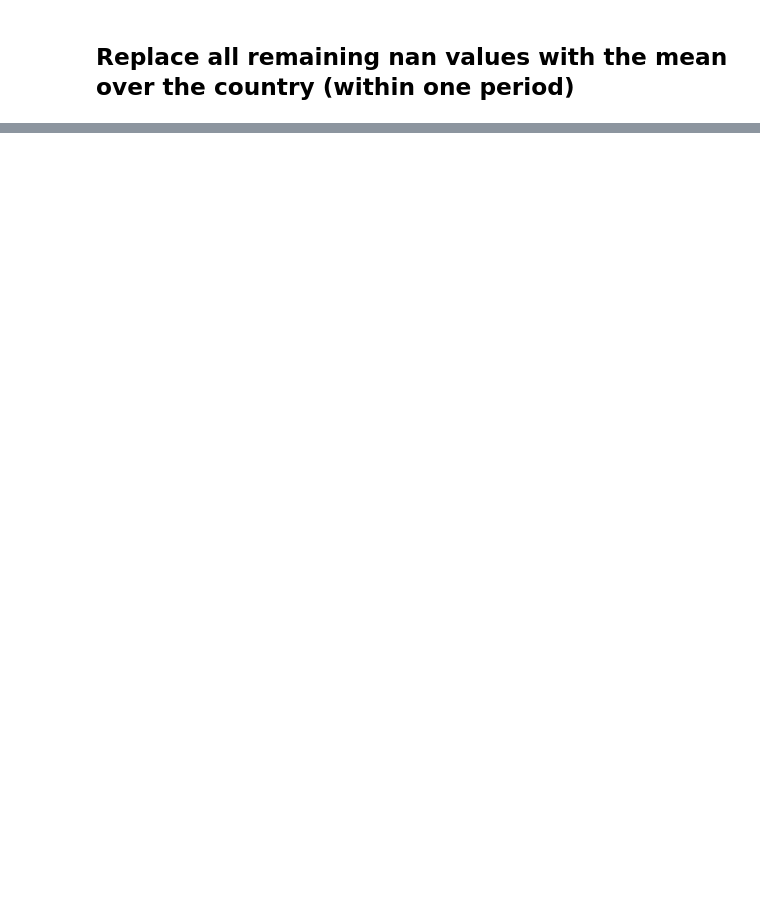
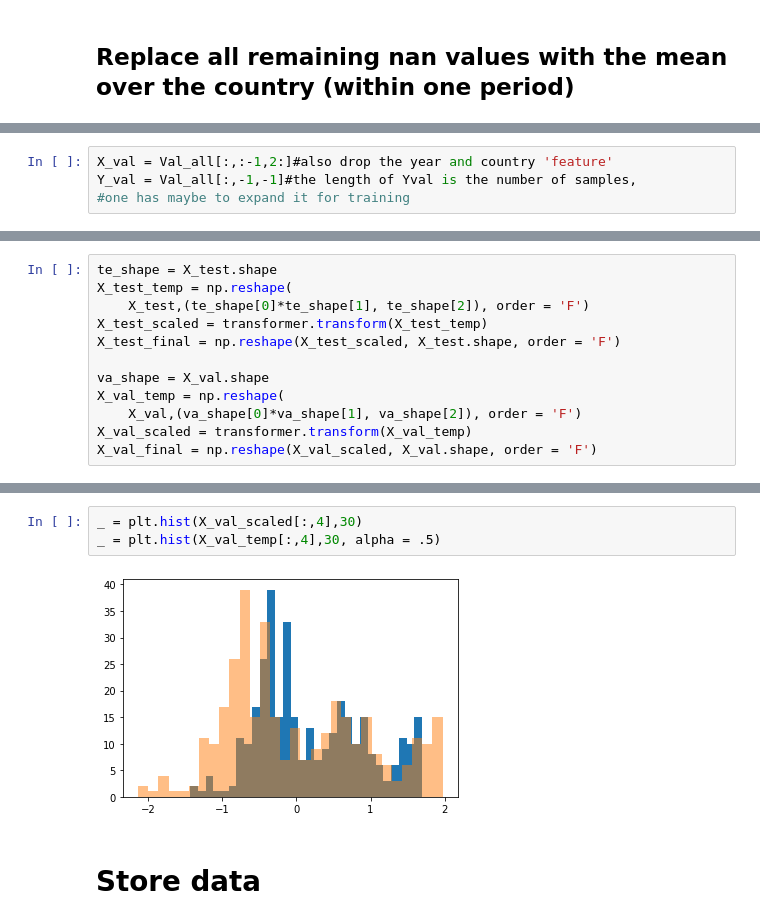
Before and after one commit to Kiril94/AMAS, a Jupyter notebook: Project/Preprocessing.ipynb, the cells around one changed output, grey strips where cells are left out. Cells and saved outputs as stored; diff of their text form; blank space fills up the shorter version.

```diff
--- a/Project/Preprocessing.ipynb
+++ b/Project/Preprocessing.ipynb
@@ -197,0 +254,4 @@ Input.head(2)
+# %%
+X_val = Val_all[:,:-1,2:]#also drop the year and country 'feature'
+Y_val = Val_all[:,-1,-1]#the length of Yval is the number of samples,
+#one has maybe to expand it for training
@@ -197,0 +307,12 @@ Input.head(2)
+# %%
+te_shape = X_test.shape
+X_test_temp = np.reshape(
+    X_test,(te_shape[0]*te_shape[1], te_shape[2]), order = 'F')
+X_test_scaled = transformer.transform(X_test_temp)
+X_test_final = np.reshape(X_test_scaled, X_test.shape, order = 'F')
+
+va_shape = X_val.shape
+X_val_temp = np.reshape(
+    X_val,(va_shape[0]*va_shape[1], va_shape[2]), order = 'F')
+X_val_scaled = transformer.transform(X_val_temp)
+X_val_final = np.reshape(X_val_scaled, X_val.shape, order = 'F')
@@ -197,0 +326,7 @@ Input.head(2)
+# %%
+_ = plt.hist(X_val_scaled[:,4],30)
+_ = plt.hist(X_val_temp[:,4],30, alpha = .5)
+# %% [output]
+[figure, added]
+# %% [markdown]
+# Store data
```
Also changed, not shown: parts of 50 cells of this notebook, 1 other file.
